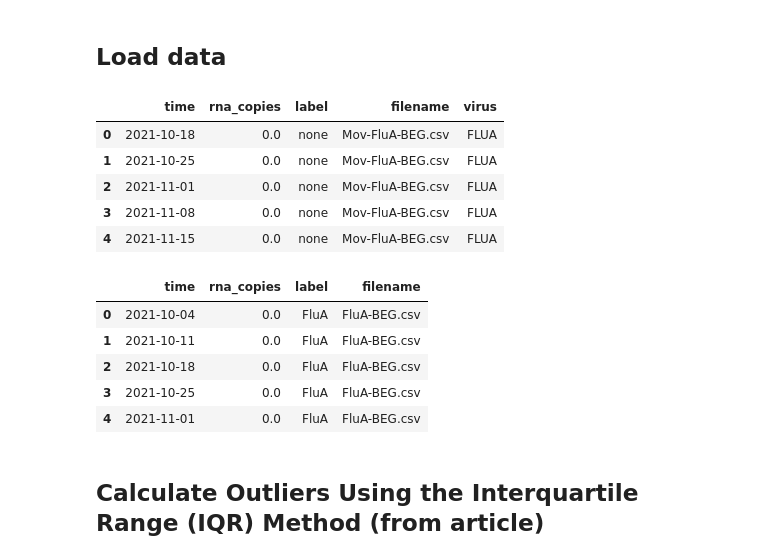
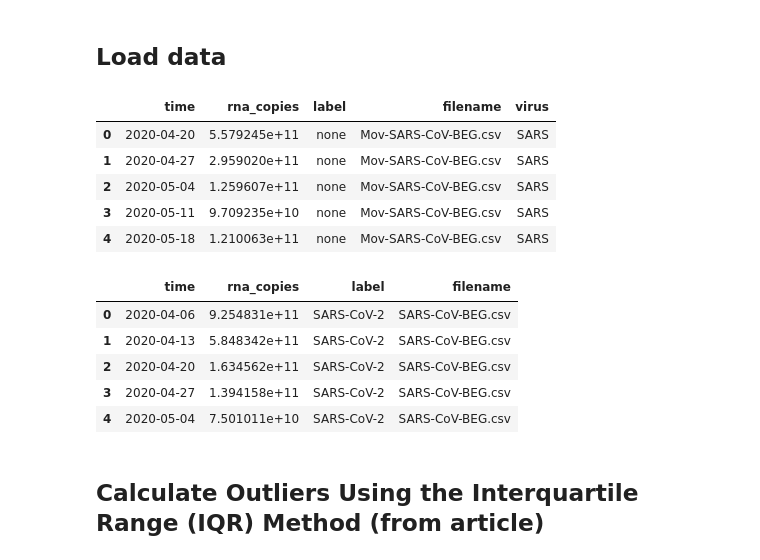
Before and after one commit to prasadadhav/respiratory_virus_epidemic_prediction, a Jupyter notebook: 03_outlier_detectioin.ipynb, the cells around one changed output. Drawn from its saved outputs; the diff is of its cells as text; code cells hidden in the pictures.

```diff
--- a/03_outlier_detectioin.ipynb
+++ b/03_outlier_detectioin.ipynb
@@ -20,44 +20,44 @@ import plotly.express as px
 # %%
 # Set the path where CSVs are located
 labeled_data_path = 'data_labelled'
-labled_csv_files = glob(os.path.join(labeled_data_path, 'Mov-SARS*.csv'))
+labled_csv_files = glob(os.path.join(labeled_data_path, 'Mov-FluA*.csv'))
 
 orig_data_path = 'data_preprocess'
-orig_csv_files = glob(os.path.join(orig_data_path, 'SARS*.csv'))
+orig_csv_files = glob(os.path.join(orig_data_path, 'FluA*.csv'))
 
 # Load and concatenate all CSVs
 dfs = [pd.read_csv(f) for f in labled_csv_files]
 df = pd.concat(dfs, ignore_index=True)
 
 # dfs_orig = [pd.read_csv(f) for f in orig_csv_files]
 dfs_orig = []
 for file in orig_csv_files:
     local_df = pd.read_csv(file)
     filename = file.replace('data_preprocess\\', '')
     local_df['filename'] = filename
 
     dfs_orig.append(local_df)
 
 df_orig = pd.concat(dfs_orig, ignore_index=True)
 
 # Preview
 df.head()
 # %% [output]
 |  | time | rna_copies | label | filename | virus |
-| 0 | 2021-10-18 | 0.0 | none | Mov-FluA-BEG.csv | FLUA |
-| 1 | 2021-10-25 | 0.0 | none | Mov-FluA-BEG.csv | FLUA |
-| 2 | 2021-11-01 | 0.0 | none | Mov-FluA-BEG.csv | FLUA |
-| 3 | 2021-11-08 | 0.0 | none | Mov-FluA-BEG.csv | FLUA |
-| 4 | 2021-11-15 | 0.0 | none | Mov-FluA-BEG.csv | FLUA |
+| 0 | 2020-04-20 | 5.579245e+11 | none | Mov-SARS-CoV-BEG.csv | SARS |
+| 1 | 2020-04-27 | 2.959020e+11 | none | Mov-SARS-CoV-BEG.csv | SARS |
+| 2 | 2020-05-04 | 1.259607e+11 | none | Mov-SARS-CoV-BEG.csv | SARS |
+| 3 | 2020-05-11 | 9.709235e+10 | none | Mov-SARS-CoV-BEG.csv | SARS |
+| 4 | 2020-05-18 | 1.210063e+11 | none | Mov-SARS-CoV-BEG.csv | SARS |
 # %%
 df_orig.head()
 # %% [output]
 |  | time | rna_copies | label | filename |
-| 0 | 2021-10-04 | 0.0 | FluA | FluA-BEG.csv |
-| 1 | 2021-10-11 | 0.0 | FluA | FluA-BEG.csv |
-| 2 | 2021-10-18 | 0.0 | FluA | FluA-BEG.csv |
-| 3 | 2021-10-25 | 0.0 | FluA | FluA-BEG.csv |
-| 4 | 2021-11-01 | 0.0 | FluA | FluA-BEG.csv |
+| 0 | 2020-04-06 | 9.254831e+11 | SARS-CoV-2 | SARS-CoV-BEG.csv |
+| 1 | 2020-04-13 | 5.848342e+11 | SARS-CoV-2 | SARS-CoV-BEG.csv |
+| 2 | 2020-04-20 | 1.634562e+11 | SARS-CoV-2 | SARS-CoV-BEG.csv |
+| 3 | 2020-04-27 | 1.394158e+11 | SARS-CoV-2 | SARS-CoV-BEG.csv |
+| 4 | 2020-05-04 | 7.501011e+10 | SARS-CoV-2 | SARS-CoV-BEG.csv |
 # %% [markdown]
 ## Calculate Outliers Using the Interquartile Range (IQR) Method (from article)
 # %% [markdown]
```
Also changed, not shown: parts of 4 cells of this notebook.
